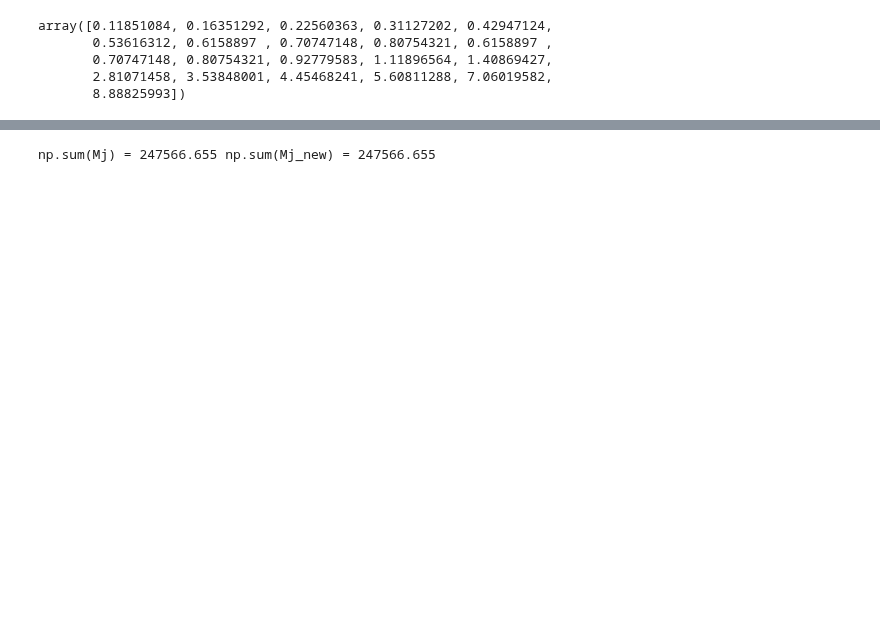
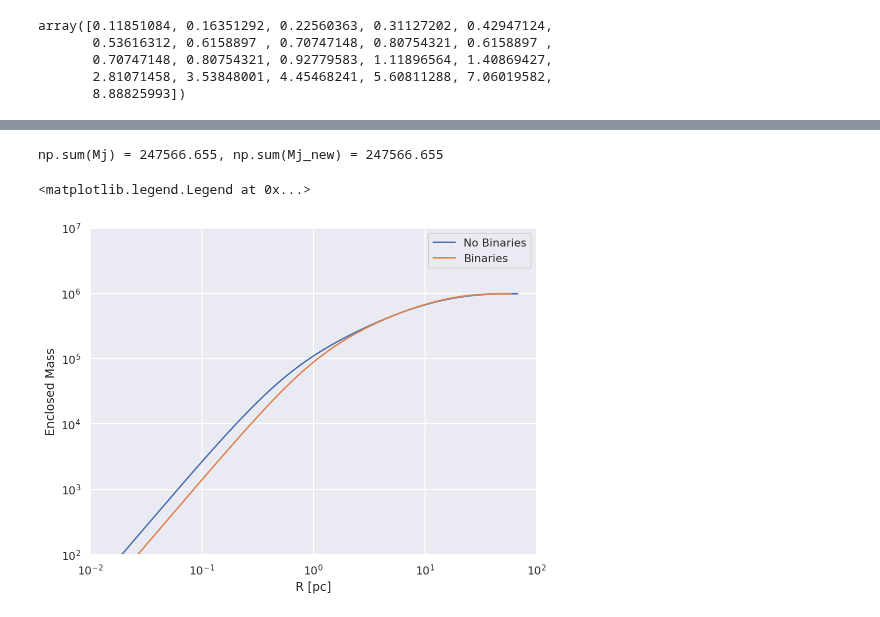
Before and after one commit to pjs902/honours-thesis, a Jupyter notebook: notebooks/limepy-binaries.ipynb, the cells around one changed output, grey strips where cells are left out. Saved outputs shown, nothing was run; the diff lists cells and outputs as text; code cells hidden in the pictures; blank space fills up the shorter version.

Commit message:
add some limepy model comparisons

```diff
--- a/notebooks/limepy-binaries.ipynb
+++ b/notebooks/limepy-binaries.ipynb
@@ -176,6 +178,23 @@ self.nms = 8
 self.mWD_max = 1.2485309234871975
 self.mBH_min = 2.51188643150958
 # %%
-print(f"{np.sum(Mj) = :.3f} {np.sum(Mj_new) = :.3f}")
+print(f"{np.sum(Mj) = :.3f}, {np.sum(Mj_new) = :.3f}")
 # %% [output]
-np.sum(Mj) = 247566.655 np.sum(Mj_new) = 247566.655
+np.sum(Mj) = 247566.655, np.sum(Mj_new) = 247566.655
+# %%
+l = limepy(M=1e6,phi0=6,g=0.8,mj=mj,Mj=Mj,delta=0.45,rh=8,ra=10**1.23,project=True)
+# %%
+l_bin = limepy(M=1e6,phi0=6,g=0.8,mj=mj_new,Mj=Mj_new,delta=0.45,rh=8,ra=10**1.23, project=True)
+# %%
+plt.figure()
+plt.loglog()
+plt.xlim(1e-2,1e2)
+plt.ylim(1e2,1e7)
+plt.plot(l.r,l.mcp, label="No Binaries")
+plt.xlabel("R [pc]")
+plt.ylabel("Enclosed Mass")
+plt.plot(l_bin.r, l_bin.mcp, label="Binaries")
+plt.legend()
+# %% [output]
+<matplotlib.legend.Legend at 0x...>
+[figure, added]
```
Also changed, not shown: parts of 11 cells of this notebook.
